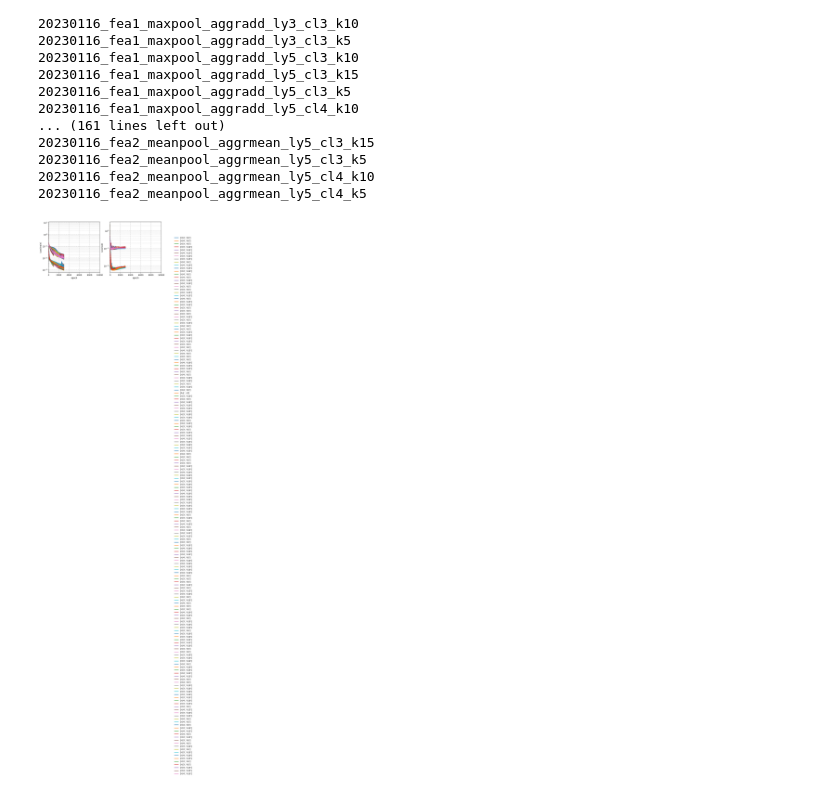
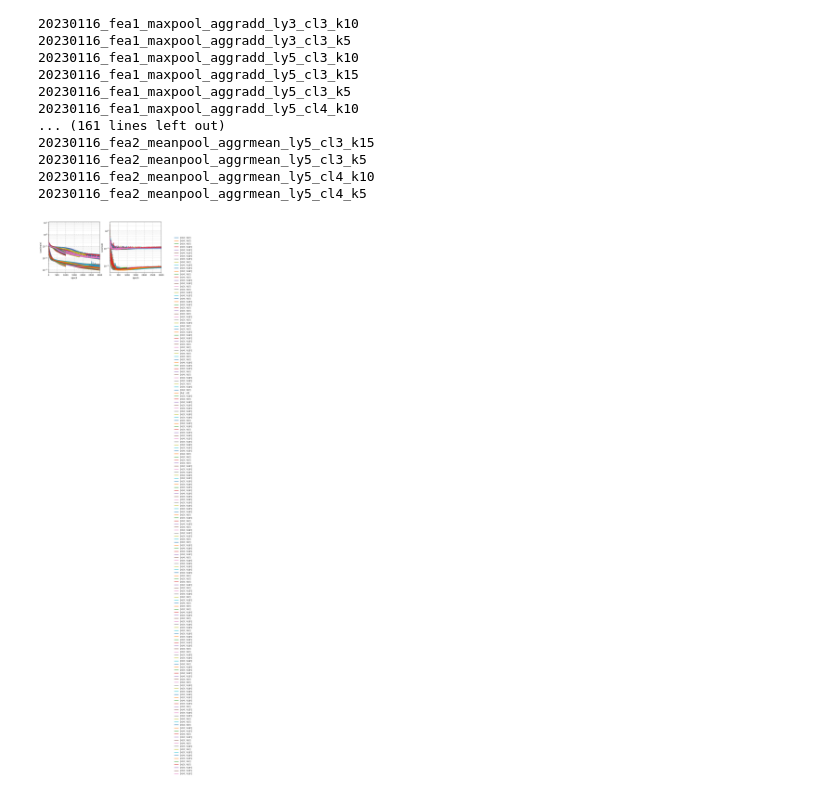
Before and after one commit to chyoo92/JSNS2_vertex, a Jupyter notebook: acc_loss.ipynb, the cells around one changed output. Cells and saved outputs as stored; diff of their text form; code cells hidden in the pictures.

```diff
--- a/acc_loss.ipynb
+++ b/acc_loss.ipynb
@@ -50,32 +50,32 @@ ax2 = plt.subplot(2, 2, 2, yscale='log', ylabel='Loss(val)', xlabel='epoch')
 for ax in (ax1, ax2):
     ax.grid(which='major', axis='both', linestyle='-.')
     ax.grid(which='minor', linestyle=':')
-    ax.set_xlim([0,10000])
+    ax.set_xlim([0,3000])
 
 lines, labels = [], []
 
 for i in range(len(d)):
     df = pd.read_csv(d[i])
 
     label = d[i].split('/')[-2].replace('__', ' ').split('_')[-2:]
     # label = d[i]
     l =  ax1.plot(df['loss'], linewidth=2)
     ax2.plot(df['val_loss'], linewidth=2)
 
     # print(i,df['loss'].min(),np.where(df['loss']==df['loss'].min()),df['val_loss'].min(),np.where(df['val_loss']==df['val_loss'].min()))
 
 
 
 
     lines.append(l[0])
     labels.append(label)
 ax5 = plt.subplot(3,1,3)
 # ax5.legend(lines, labels)
 ax5.legend(lines, labels, bbox_to_anchor=(1.1, -4, 7, 7), fontsize = 10)
 ax5.axis('off')
 plt.tight_layout()
 # plt.savefig('acc_loss.png',dpi=300)
 plt.show()
 plt.close()
 # %% [output]
-[figure, old version]
+[figure, new version]
```
Also changed, not shown: 12 other files.
